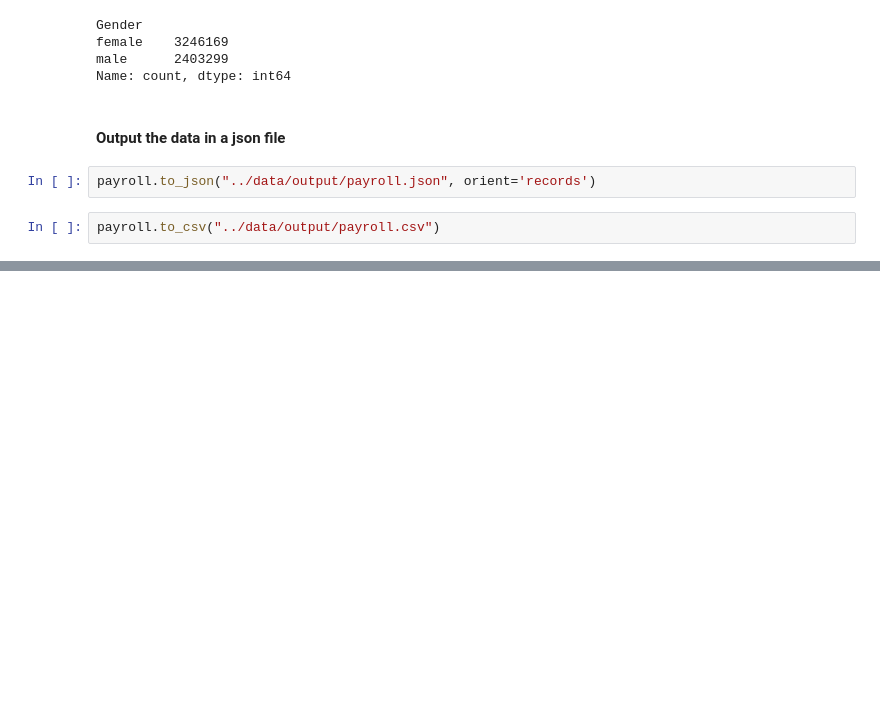
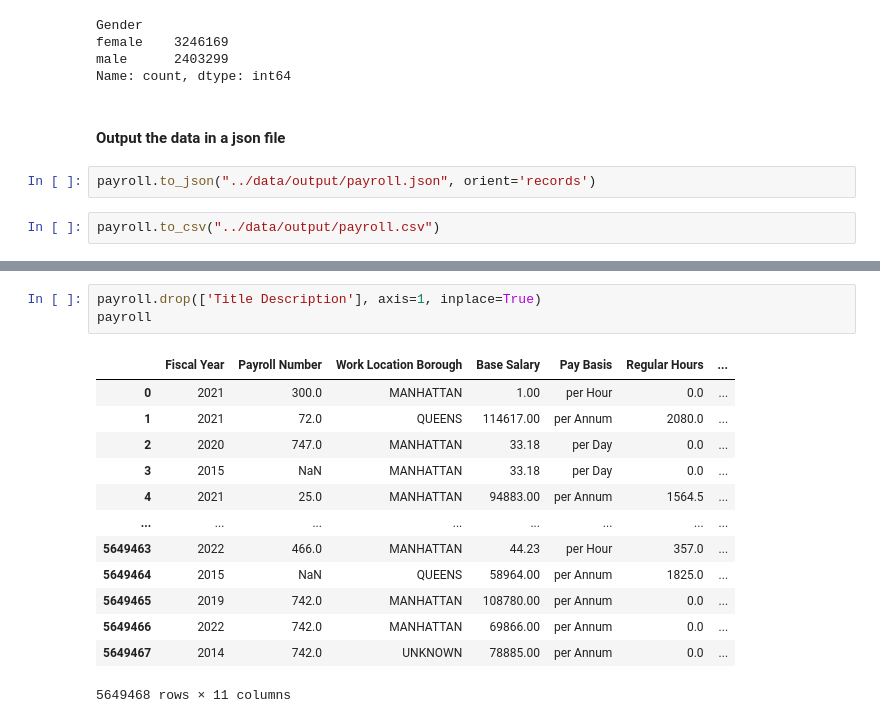
Before and after one commit to SoroushSemer/CSE-564-Final-Project, a Jupyter notebook: backend/data_processing.ipynb, the cells around one changed output, grey strips where cells are left out. Cells and saved outputs as stored; diff of their text form; blank space fills up the shorter version.

```diff
--- a/backend/data_processing.ipynb
+++ b/backend/data_processing.ipynb
@@ -140,0 +158,17 @@ payroll.to_csv("../data/output/payroll.csv")
+# %%
+payroll.drop(['Title Description'], axis=1, inplace=True)
+payroll
+# %% [output]
+|  | Fiscal Year | Payroll Number | Work Location Borough | Base Salary | Pay Basis | Regular Hours | ... |
+| 0 | 2021 | 300.0 | MANHATTAN | 1.00 | per Hour | 0.0 | ... |
+| 1 | 2021 | 72.0 | QUEENS | 114617.00 | per Annum | 2080.0 | ... |
+| 2 | 2020 | 747.0 | MANHATTAN | 33.18 | per Day | 0.0 | ... |
+| 3 | 2015 | NaN | MANHATTAN | 33.18 | per Day | 0.0 | ... |
+| 4 | 2021 | 25.0 | MANHATTAN | 94883.00 | per Annum | 1564.5 | ... |
+| ... | ... | ... | ... | ... | ... | ... | ... |
+| 5649463 | 2022 | 466.0 | MANHATTAN | 44.23 | per Hour | 357.0 | ... |
+| 5649464 | 2015 | NaN | QUEENS | 58964.00 | per Annum | 1825.0 | ... |
+| 5649465 | 2019 | 742.0 | MANHATTAN | 108780.00 | per Annum | 0.0 | ... |
+| 5649466 | 2022 | 742.0 | MANHATTAN | 69866.00 | per Annum | 0.0 | ... |
+| 5649467 | 2014 | 742.0 | UNKNOWN | 78885.00 | per Annum | 0.0 | ... |
+5649468 rows × 11 columns
```
Also changed, not shown: parts of 14 cells of this notebook, 4 other files.
